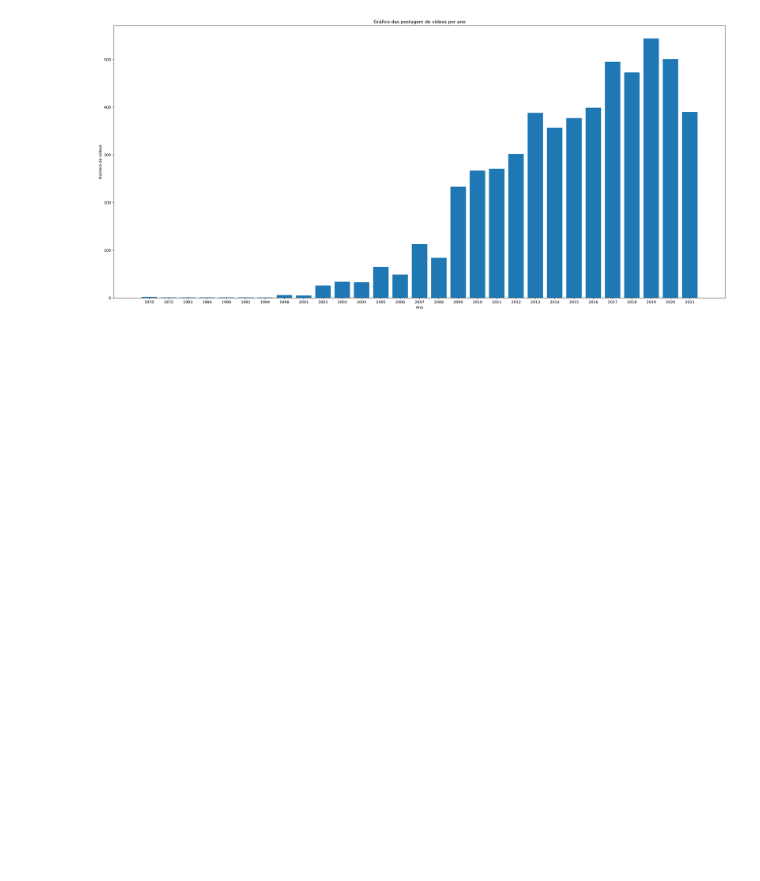
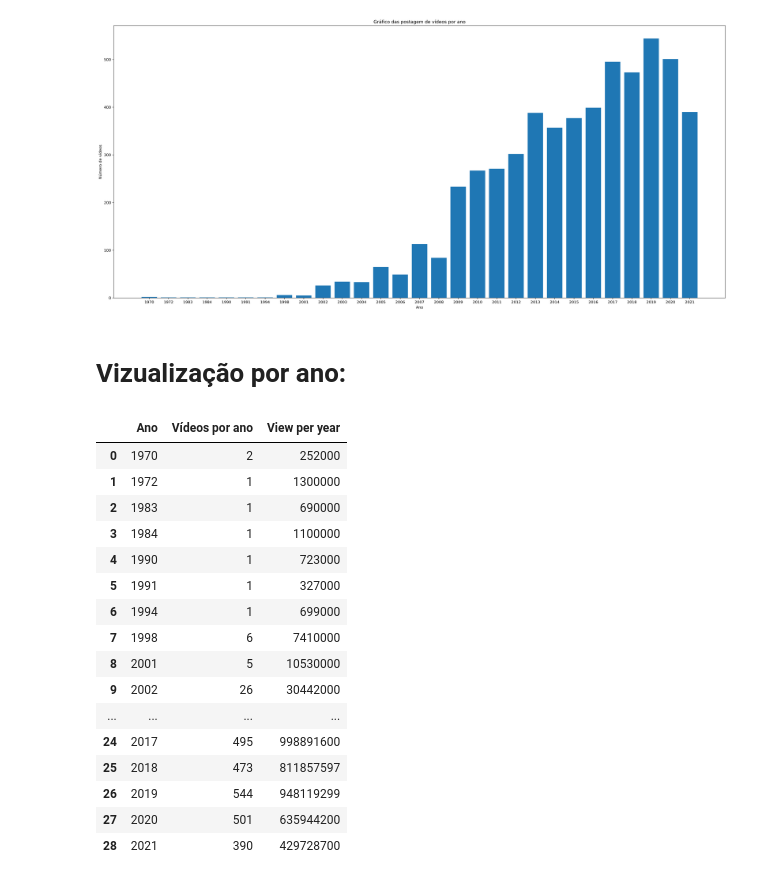
Before and after one commit to LuisHenriqueAL/Projeto_ICD, a Jupyter notebook: main.ipynb, the cells around one changed output. Saved outputs shown, nothing was run; the diff lists cells and outputs as text; code cells hidden in the pictures; blank space fills up the shorter version.

```diff
--- a/main.ipynb
+++ b/main.ipynb
@@ -101,3 +101,5 @@ plt.title('Gráfico das postagem de vídeos por ano')
 plt.show()
 # %% [output]
 [figure]
+# %% [markdown]
+# Vizualização por ano:
@@ -103,0 +116,23 @@ plt.show()
+# %%
+# Data Frame dos vídeos por ano e a quantidade de views por ano
+
+anossemrep = anossemrep.join(viewyear)
+anossemrep
+# %% [output]
+|  | Ano | Vídeos por ano | View per year |
+| 0 | 1970 | 2 | 252000 |
+| 1 | 1972 | 1 | 1300000 |
+| 2 | 1983 | 1 | 690000 |
+| 3 | 1984 | 1 | 1100000 |
+| 4 | 1990 | 1 | 723000 |
+| 5 | 1991 | 1 | 327000 |
+| 6 | 1994 | 1 | 699000 |
+| 7 | 1998 | 6 | 7410000 |
+| 8 | 2001 | 5 | 10530000 |
+| 9 | 2002 | 26 | 30442000 |
+| ... | ... | ... | ... |
+| 24 | 2017 | 495 | 998891600 |
+| 25 | 2018 | 473 | 811857597 |
+| 26 | 2019 | 544 | 948119299 |
+| 27 | 2020 | 501 | 635944200 |
+| 28 | 2021 | 390 | 429728700 |
```
Also changed, not shown: parts of 6 cells of this notebook.
